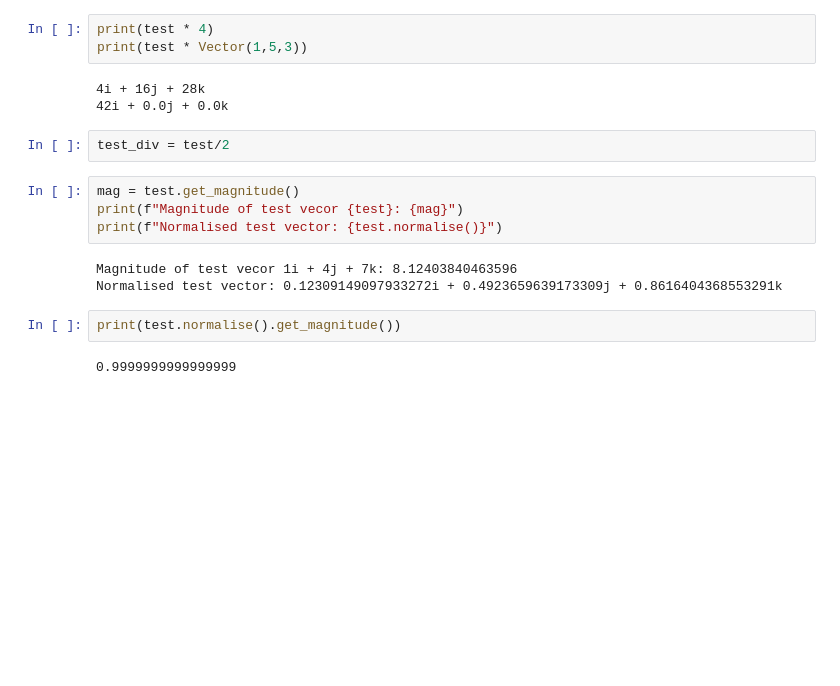
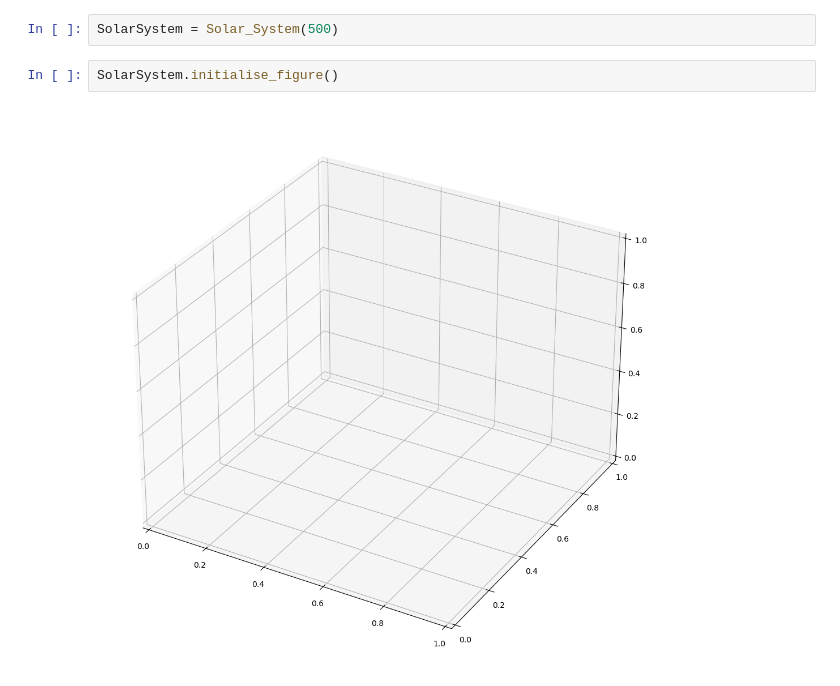
Before and after one commit to MattMacCollum/OrbitalMechanicsSimulation, a Jupyter notebook: OrbitalSim.ipynb, the cells around one changed output. Cells and saved outputs as stored; diff of their text form; blank space fills up the shorter version.

Commit message:
Created solarsystem template and added body class

```diff
--- a/OrbitalSim.ipynb
+++ b/OrbitalSim.ipynb
@@ -26,19 +5,6 @@ print(test_sub)
-# %%
-print(test * 4)
-print(test * Vector(1,5,3))
-# %% [output]
-4i + 16j + 28k
-42i + 0.0j + 0.0k
-# %%
-test_div = test/2
-# %%
-mag = test.get_magnitude()
-print(f"Magnitude of test vecor {test}: {mag}")
-print(f"Normalised test vector: {test.normalise()}")
-# %% [output]
-Magnitude of test vecor 1i + 4j + 7k: 8.12403840463596
-Normalised test vector: 0.12309149097933272i + 0.4923659639173309j + 0.8616404368553291k
-# %%
-print(test.normalise().get_magnitude())
-# %% [output]
-0.9999999999999999
+# %%
+SolarSystem = Solar_System(500)
+# %%
+SolarSystem.initialise_figure()
+# %% [output]
+[figure, added]
```
Also changed, not shown: parts of 5 cells of this notebook, 2 other files.
